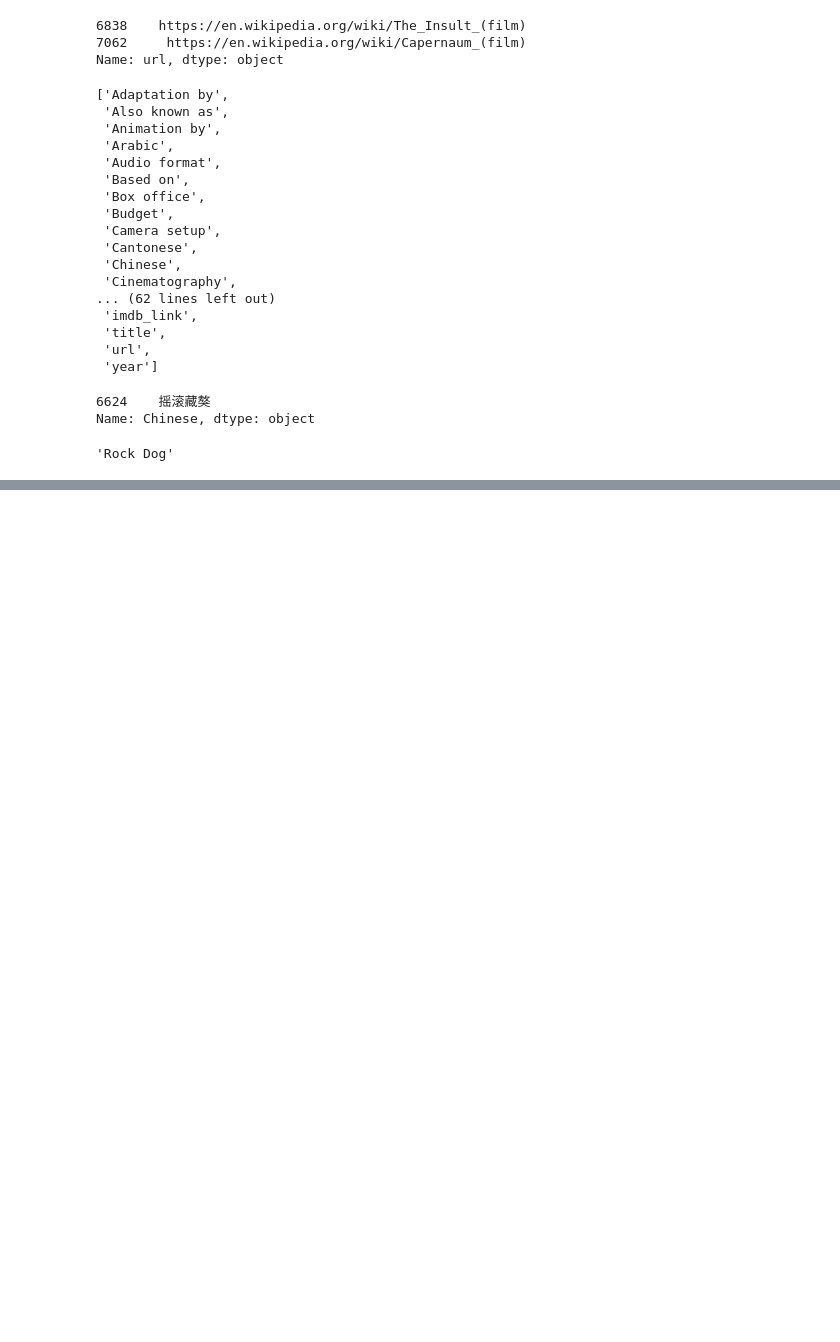
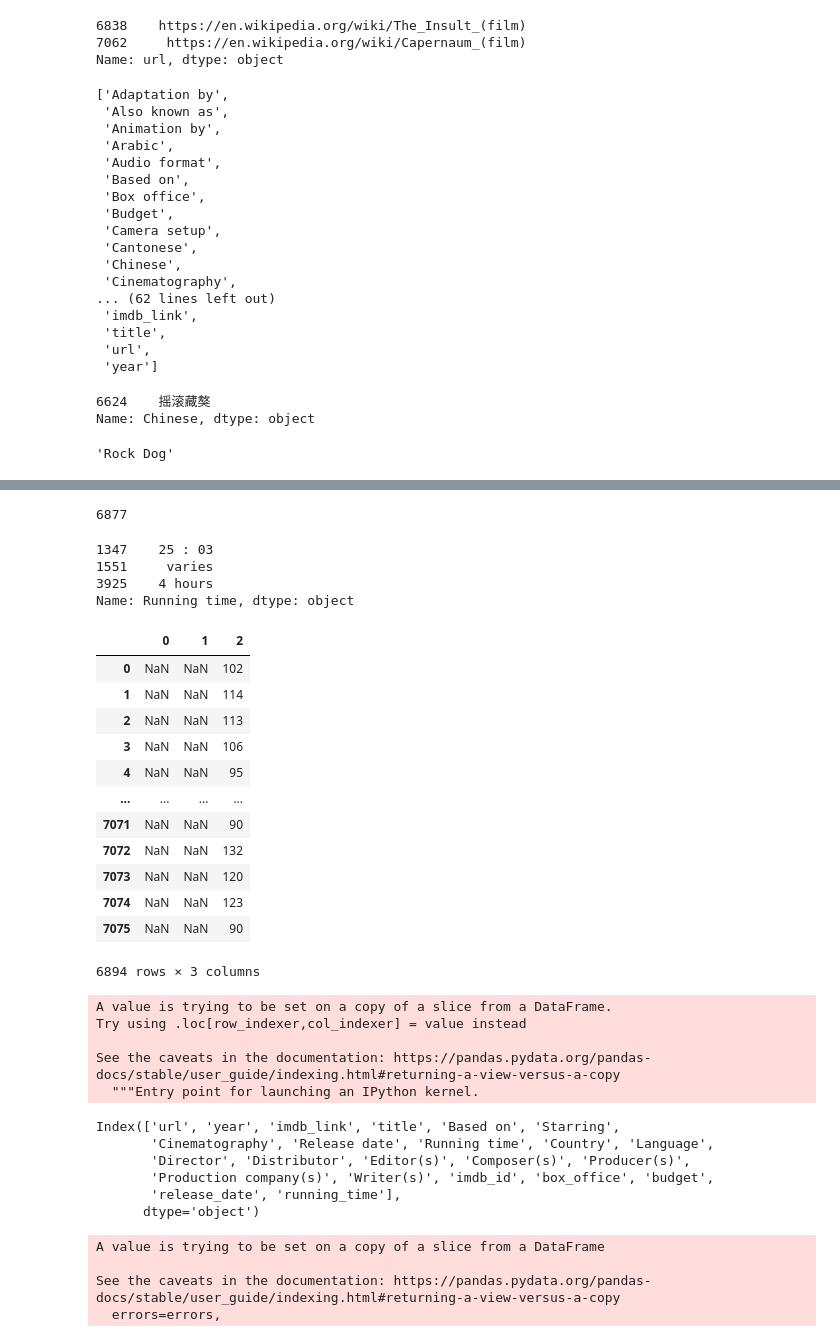
Before and after one commit to jin6621/Movies-ETL, a Jupyter notebook: module.ipynb, the cells around one changed output, grey strips where cells are left out. Saved outputs shown, nothing was run; the diff lists cells and outputs as text; code cells hidden in the pictures; blank space fills up the shorter version.

```diff
--- a/module.ipynb
+++ b/module.ipynb
@@ -351,0 +673,2 @@ Name: alt_titles, dtype: object
+# %%
+release_date = wiki_movies_df['Release date'].dropna().apply(lambda x: ' '.join(x) if type(x) == list else x)
@@ -351,0 +696,2 @@ Name: alt_titles, dtype: object
+# %%
+wiki_movies_df['release_date'] = pd.to_datetime(release_date.str.extract(f'({date_form_one}|{date_form_two}|{date_form_three}|{date_form_four})')[0], infer_datetime_format=True)
@@ -351,0 +704,2 @@ Name: alt_titles, dtype: object
+# %%
+running_time = wiki_movies_df['Running time'].dropna().apply(lambda x: ' '.join(x) if type(x) == list else x)
@@ -351,0 +740,29 @@ Name: alt_titles, dtype: object
+# %%
+running_time.str.contains(r'^\d*\s*m', flags=re.IGNORECASE, na=False).sum()
+# %% [output]
+6877
+# %%
+running_time[running_time.str.contains(r'\d*\s*m', flags=re.IGNORECASE, na=False) == False]
+# %% [output]
+1347    25 : 03
+1551     varies
+3925    4 hours
+Name: Running time, dtype: object
+# %%
+running_time_extract = running_time.str.extract(r'(\d+)\s*ho?u?r?s?\s*(\d*)|(\d+)\s*m')
+# %%
+running_time_extract
+# %% [output]
+|  | 0 | 1 | 2 |
+| 0 | NaN | NaN | 102 |
+| 1 | NaN | NaN | 114 |
+| 2 | NaN | NaN | 113 |
+| 3 | NaN | NaN | 106 |
+| 4 | NaN | NaN | 95 |
+| ... | ... | ... | ... |
+| 7071 | NaN | NaN | 90 |
+| 7072 | NaN | NaN | 132 |
+| 7073 | NaN | NaN | 120 |
+| 7074 | NaN | NaN | 123 |
+| 7075 | NaN | NaN | 90 |
+6894 rows × 3 columns
@@ -351,0 +771,24 @@ Name: alt_titles, dtype: object
+# %%
+wiki_movies_df['running_time'] = running_time_extract.apply(lambda row: row[0]*60 + row[1] if row[2] == 0 else row[2], axis=1)
+# %% [output]
+A value is trying to be set on a copy of a slice from a DataFrame.
+Try using .loc[row_indexer,col_indexer] = value instead
+
+See the caveats in the documentation: https://pandas.pydata.org/pandas-docs/stable/user_guide/indexing.html#returning-a-view-versus-a-copy
+  """Entry point for launching an IPython kernel.
+# %%
+wiki_movies_df.columns
+# %% [output]
+Index(['url', 'year', 'imdb_link', 'title', 'Based on', 'Starring',
+       'Cinematography', 'Release date', 'Running time', 'Country', 'Language',
+       'Director', 'Distributor', 'Editor(s)', 'Composer(s)', 'Producer(s)',
+       'Production company(s)', 'Writer(s)', 'imdb_id', 'box_office', 'budget',
+       'release_date', 'running_time'],
+      dtype='object')
+# %%
+wiki_movies_df.drop('Running time', axis=1, inplace=True)
+# %% [output]
+A value is trying to be set on a copy of a slice from a DataFrame
+
+See the caveats in the documentation: https://pandas.pydata.org/pandas-docs/stable/user_guide/indexing.html#returning-a-view-versus-a-copy
+  errors=errors,
```
Also changed, not shown: parts of 41 cells of this notebook.
